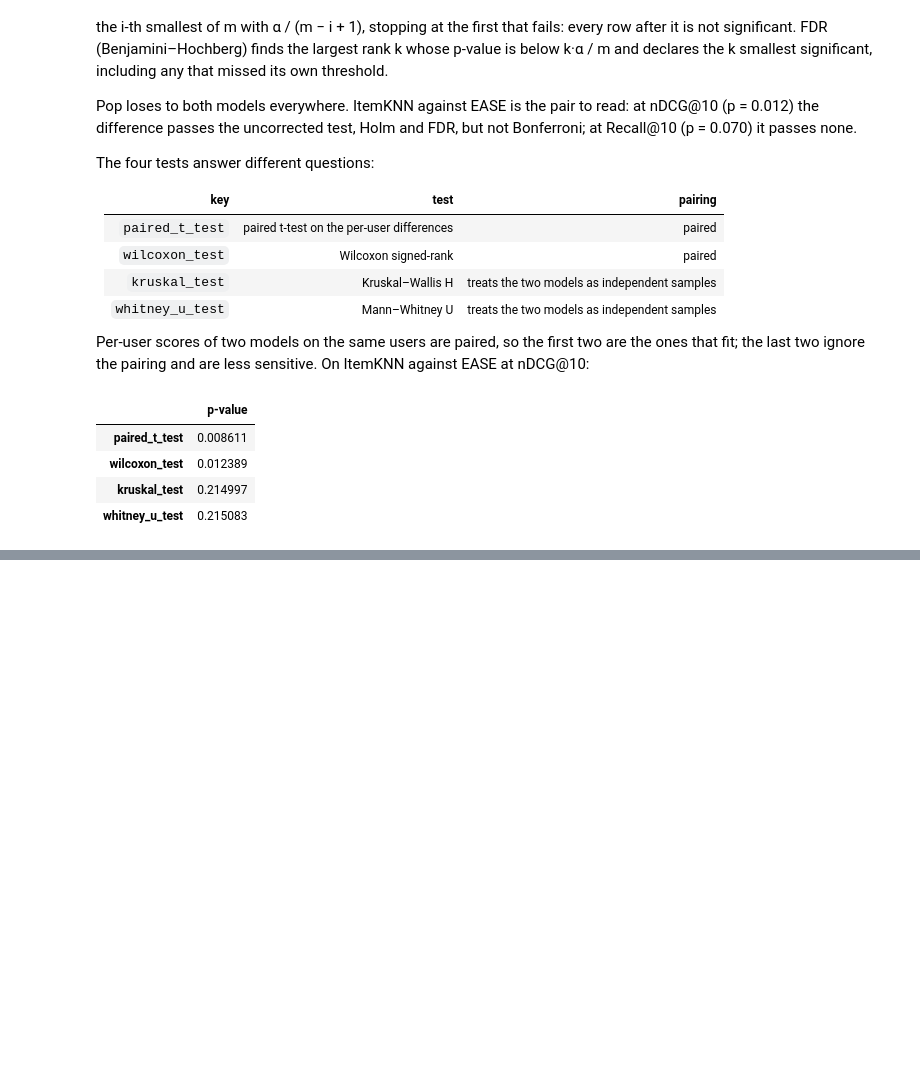
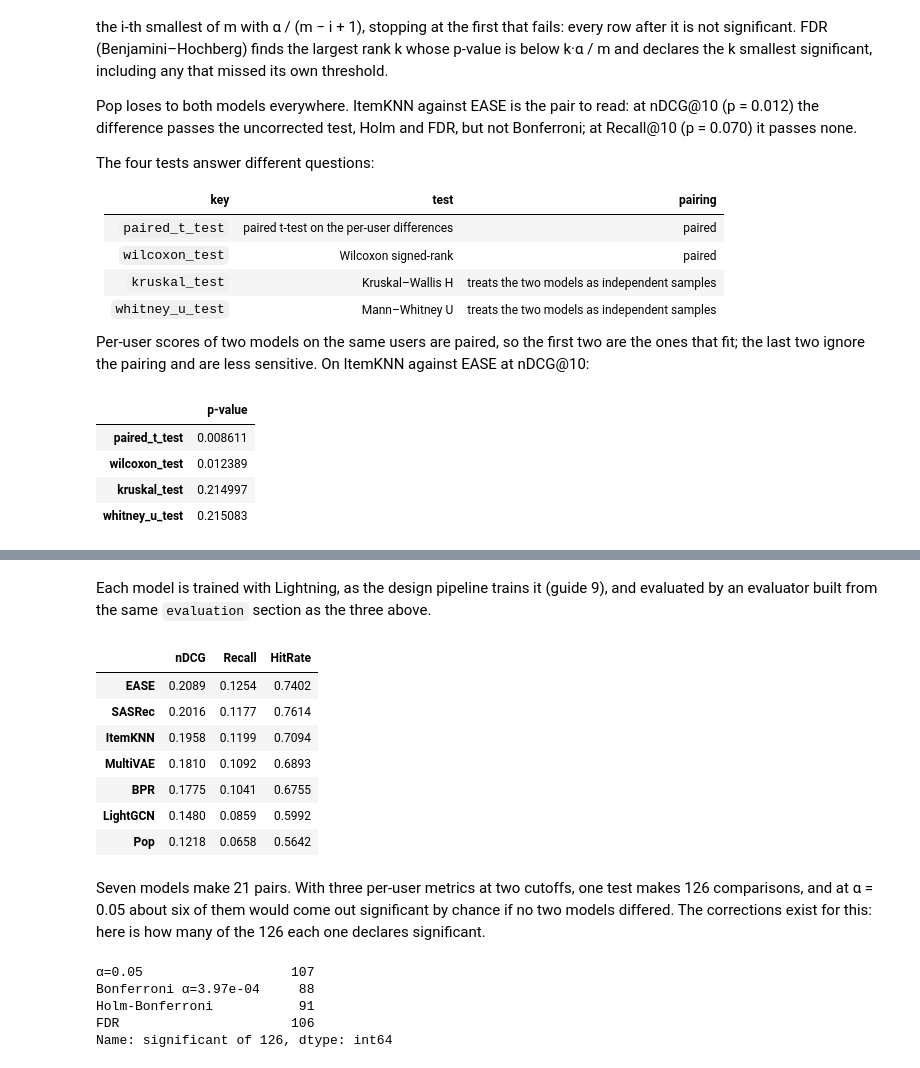
Before and after one commit to sisinflab/warprec, a Jupyter notebook: guides/12-evaluation/evaluation.ipynb, the cells around one changed output, grey strips where cells are left out. Drawn from its saved outputs; the diff is of its cells as text; code cells hidden in the pictures; blank space fills up the shorter version.

Commit message:
docs: The evaluation guide compares seven models across families on one split and counts what each correction keeps significant

```diff
--- a/guides/12-evaluation/evaluation.ipynb
+++ b/guides/12-evaluation/evaluation.ipynb
@@ -937,0 +943,80 @@ correct for exposure, are guide 13's subject.
+# %% [markdown]
+Each model is trained with Lightning, as the design pipeline trains it
+(guide 9), and evaluated by an evaluator built from the same `evaluation`
+section as the three above.
+# %%
+import logging
+import warnings
+
+import lightning as L
+
+logging.getLogger("lightning.pytorch").setLevel(logging.ERROR)
+warnings.filterwarnings("ignore", module="lightning")
+warnings.filterwarnings("ignore", module="torch")
+warnings.filterwarnings("ignore", message="enable_nested_tensor")
+
+families = load_design_configuration("configs/families.yml")
+for name, params in families.models.items():
+    model = model_registry.get(
+        name,
+        params=params,
+        info=complete_dataset.info(),
+        interactions=complete_dataset.train_set,
+        sessions=complete_dataset.train_session,
+        seed=42,
+    )
+    L.Trainer(
+        max_epochs=model.epochs,
+        accelerator="cpu",
+        logger=False,
+        enable_checkpointing=False,
+        enable_progress_bar=False,
+        enable_model_summary=False,
+    ).fit(
+        model,
+        model.get_dataloader(
+            complete_dataset.train_set, complete_dataset.train_session
+        ),
+    )
+    evaluator = build_evaluator(complete.evaluation, complete_dataset)
+    evaluator.evaluate(
+        model, complete_dataset.get_evaluation_dataloader(), "full", complete_dataset
+    )
+    per_model[name] = evaluator.compute_results()
+pd.DataFrame(
+    {
+        name: {m: r[10][m].nanmean().item() for m in ["nDCG", "Recall", "HitRate"]}
+        for name, r in per_model.items()
+    }
+).T.sort_values("nDCG", ascending=False).round(4)
+# %% [output]
+|  | nDCG | Recall | HitRate |
+| EASE | 0.2089 | 0.1254 | 0.7402 |
+| SASRec | 0.2016 | 0.1177 | 0.7614 |
+| ItemKNN | 0.1958 | 0.1199 | 0.7094 |
+| MultiVAE | 0.1810 | 0.1092 | 0.6893 |
+| BPR | 0.1775 | 0.1041 | 0.6755 |
+| LightGCN | 0.1480 | 0.0859 | 0.5992 |
+| Pop | 0.1218 | 0.0658 | 0.5642 |
+# %% [markdown]
+Seven models make 21 pairs. With three per-user metrics at two cutoffs, one
+test makes 126 comparisons, and at α = 0.05 about six of them would come out
+significant by chance if no two models differed. The corrections exist for
+this: here is how many of the 126 each one declares significant.
+# %%
+across = compute_paired_statistical_test(
+    per_model, "wilcoxon_test", backend="pandas", **corrections
+).to_native()
+across.columns = [c.split(" (")[-1].rstrip(")") for c in across.columns]
+verdicts = [
+    c
+    for c in across.columns
+    if c not in ("Model A", "Model B", "Metric", "Cutoff", "Statistic", "p-value")
+]
+(across[verdicts] == "Significant").sum().rename("significant of 126")
+# %% [output]
+α=0.05                   107
+Bonferroni α=3.97e-04     88
+Holm-Bonferroni           91
+FDR                      106
+Name: significant of 126, dtype: int64
```
Also changed, not shown: parts of 6 cells of this notebook, 2 other files.
